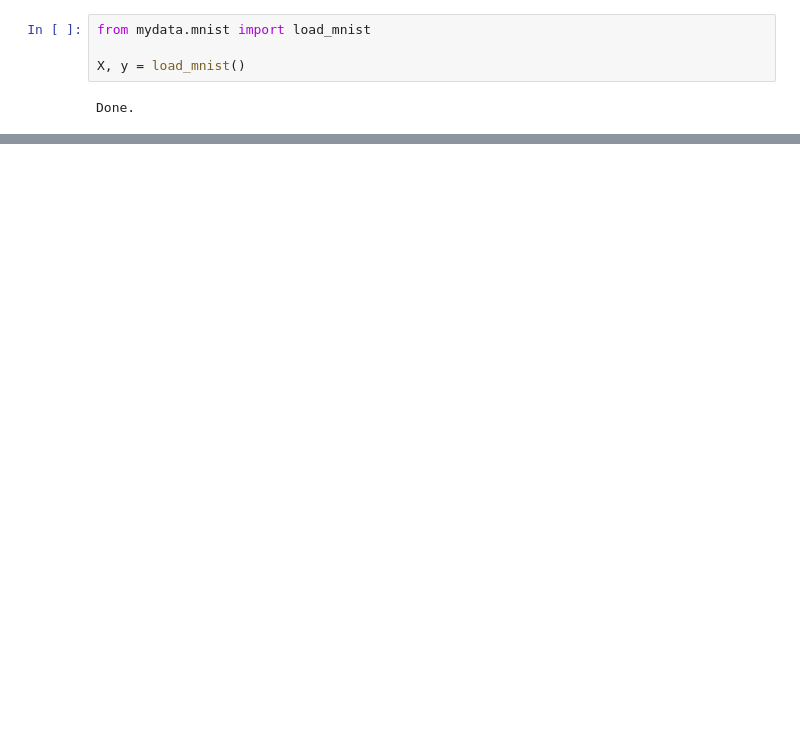
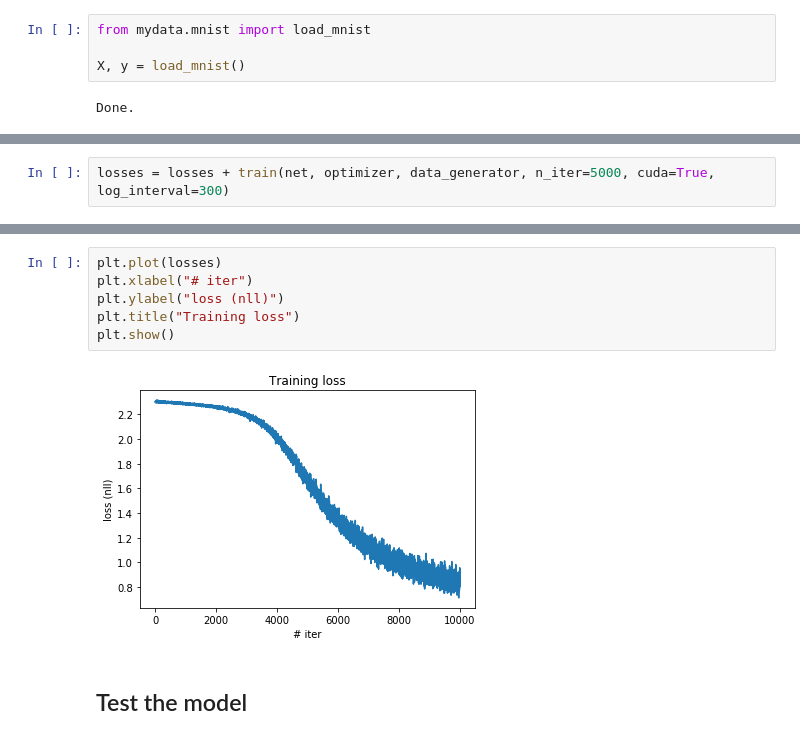
Before and after one commit to ge0Aja/initiation-gpu, a Jupyter notebook: Pytorch Deep learning.ipynb, the cells around one changed output, grey strips where cells are left out. Drawn from its saved outputs; the diff is of its cells as text; blank space fills up the shorter version.

```diff
--- a/Pytorch Deep learning.ipynb
+++ b/Pytorch Deep learning.ipynb
@@ -67,0 +529,2 @@ NameError: name 'nn' is not defined
+# %%
+losses = losses + train(net, optimizer, data_generator, n_iter=5000, cuda=True, log_interval=300)
@@ -67,0 +549,10 @@ NameError: name 'nn' is not defined
+# %%
+plt.plot(losses)
+plt.xlabel("# iter")
+plt.ylabel("loss (nll)")
+plt.title("Training loss")
+plt.show()
+# %% [output]
+[figure, added]
+# %% [markdown]
+## Test the model
```
Also changed, not shown: parts of 50 cells of this notebook, 2 other files.
